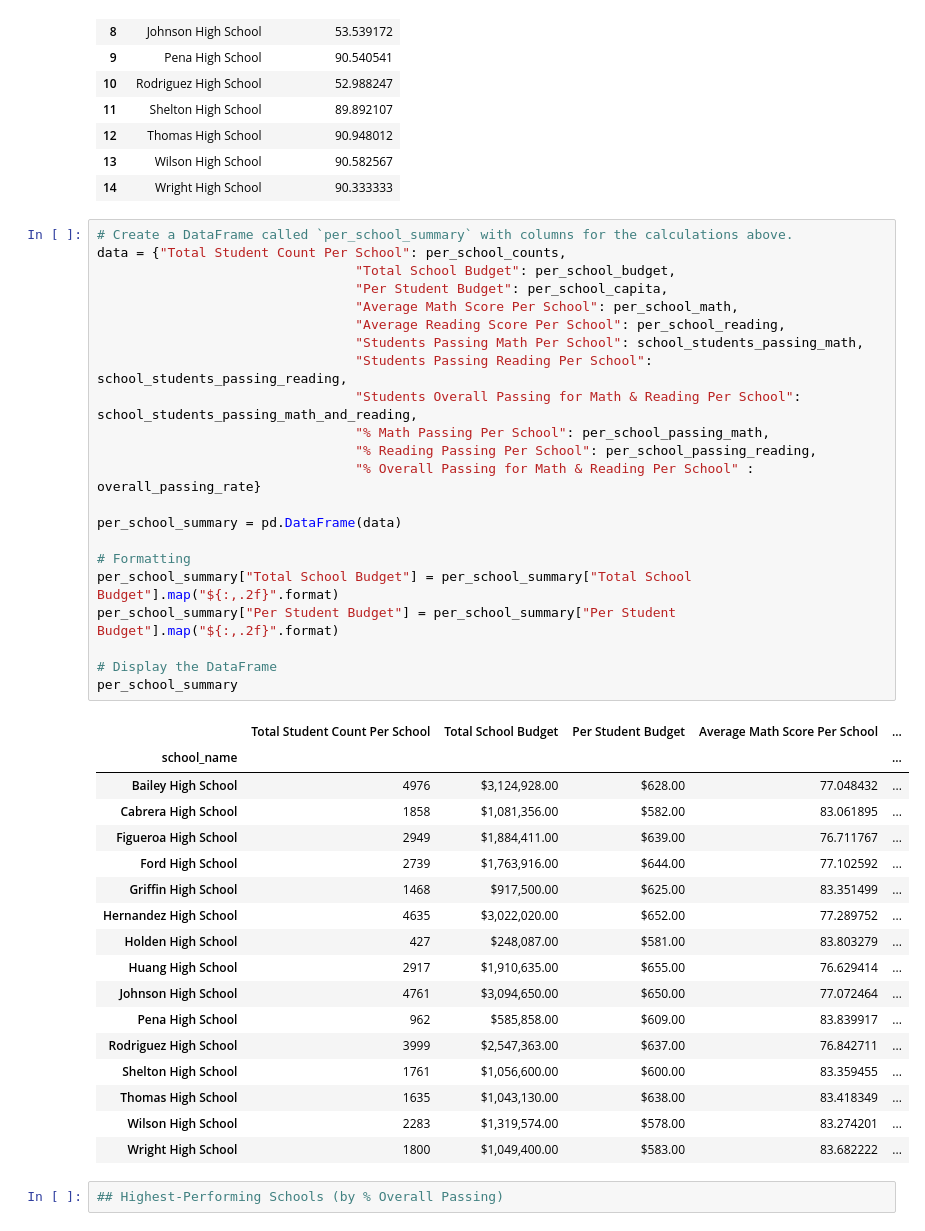
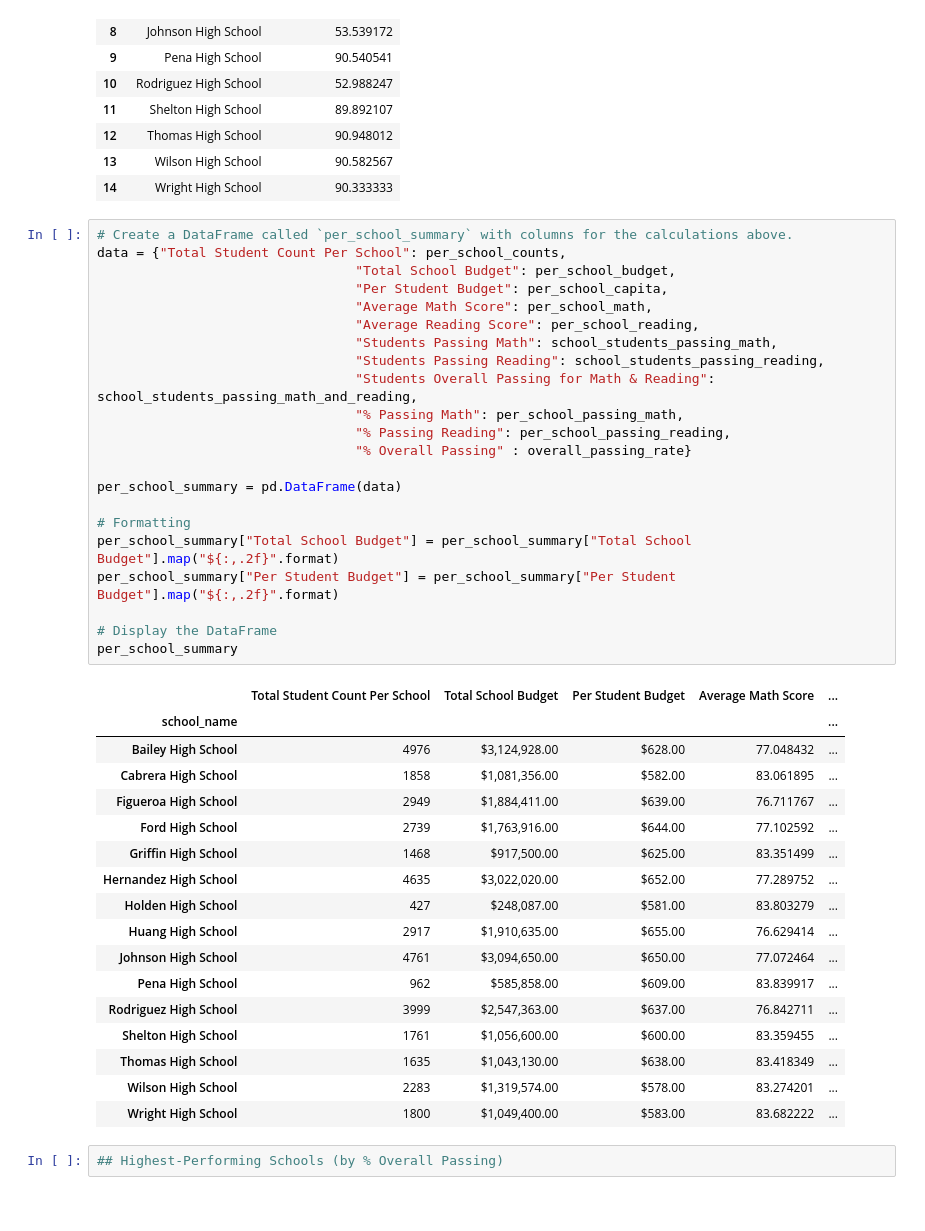
Before and after one commit to KatchMeProgramming/pandas-challenge, a Jupyter notebook: PyCitySchools/pycityschools.ipynb, the cells around one changed output. Cells and saved outputs as stored; diff of their text form.

```diff
--- a/PyCitySchools/pycityschools.ipynb
+++ b/PyCitySchools/pycityschools.ipynb
@@ -291,27 +260,27 @@ summary
 # %%
 # Create a DataFrame called `per_school_summary` with columns for the calculations above.
 data = {"Total Student Count Per School": per_school_counts,
                                  "Total School Budget": per_school_budget,
                                  "Per Student Budget": per_school_capita,
-                                 "Average Math Score Per School": per_school_math,
-                                 "Average Reading Score Per School": per_school_reading,
-                                 "Students Passing Math Per School": school_students_passing_math,
-                                 "Students Passing Reading Per School": school_students_passing_reading,
-                                 "Students Overall Passing for Math & Reading Per School": school_students_passing_math_and_reading,
-                                 "% Math Passing Per School": per_school_passing_math,
-                                 "% Reading Passing Per School": per_school_passing_reading,
-                                 "% Overall Passing for Math & Reading Per School" : overall_passing_rate}
+                                 "Average Math Score": per_school_math,
+                                 "Average Reading Score": per_school_reading,
+                                 "Students Passing Math": school_students_passing_math,
+                                 "Students Passing Reading": school_students_passing_reading,
+                                 "Students Overall Passing for Math & Reading": school_students_passing_math_and_reading,
+                                 "% Passing Math": per_school_passing_math,
+                                 "% Passing Reading": per_school_passing_reading,
+                                 "% Overall Passing" : overall_passing_rate}
 
 per_school_summary = pd.DataFrame(data)
 
 # Formatting
 per_school_summary["Total School Budget"] = per_school_summary["Total School Budget"].map("${:,.2f}".format)
 per_school_summary["Per Student Budget"] = per_school_summary["Per Student Budget"].map("${:,.2f}".format)
 
 # Display the DataFrame
 per_school_summary
 # %% [output]
-|  | Total Student Count Per School | Total School Budget | Per Student Budget | Average Math Score Per School | ... |
+|  | Total Student Count Per School | Total School Budget | Per Student Budget | Average Math Score | ... |
 | school_name |  |  |  |  | ... |
 | Bailey High School | 4976 | $3,124,928.00 | $628.00 | 77.048432 | ... |
 | Cabrera High School | 1858 | $1,081,356.00 | $582.00 | 83.061895 | ... |
```
Also changed, not shown: parts of 17 cells of this notebook.
